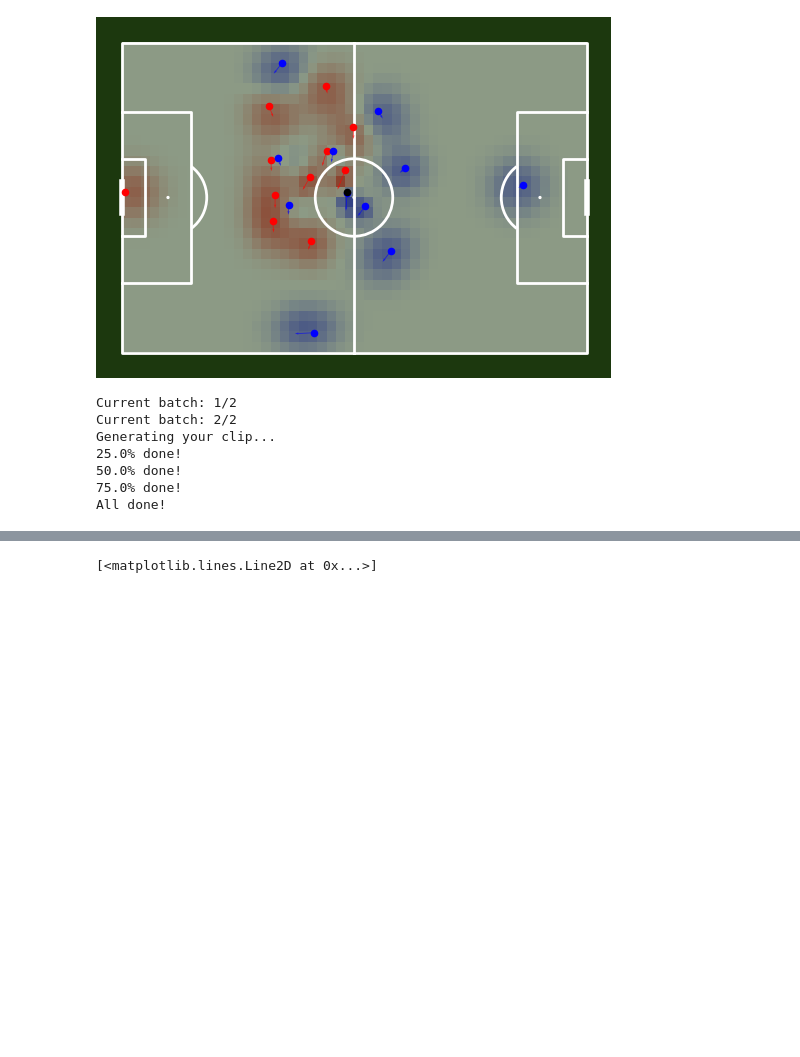
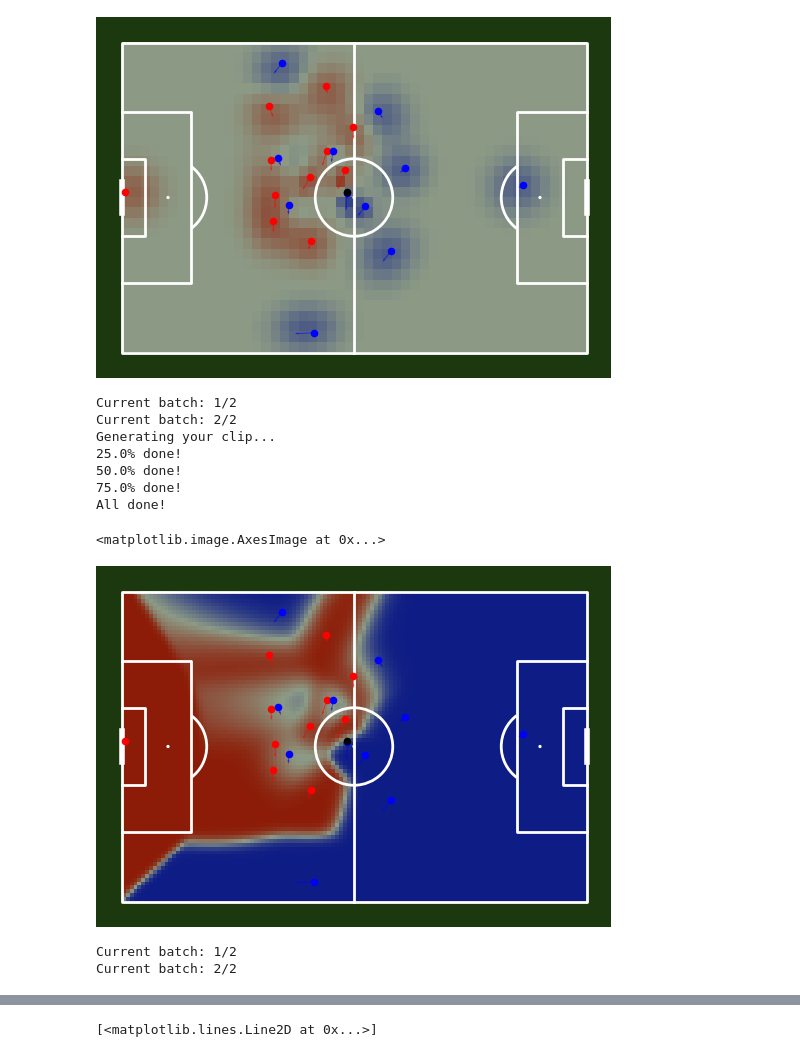
Before and after one commit to DavidB1999/My_Football_Analytics, a Jupyter notebook: Position_data/PitchControl/PC_Fernandez.ipynb, the cells around one changed output, grey strips where cells are left out. Cells and saved outputs as stored; diff of their text form; code cells hidden in the pictures; blank space fills up the shorter version.

Commit message:
Adapted version of Fernandez Space control included

```diff
--- a/Position_data/PitchControl/PC_Fernandez.ipynb
+++ b/Position_data/PitchControl/PC_Fernandez.ipynb
@@ -395,0 +485,52 @@ All done!
+# %%
+# specify frames of interest
+first_frame = 0
+n_frames = 250
+return_pcpp = False
+
+# add some dimensions to query array for broadcasting purposes
+xyq = xy_query[None,None,:,:]
+pitch_control = torch.Tensor(n_frames,xy_query.shape[0])
+if return_pcpp:
+    pcpp = torch.Tensor(28,n_frames,xy_query.shape[0])
+#batch_size sets number of frames to be processed at once. decrease if there's a cuda memory error.
+batch_size = 1000
+for f in range(int(n_frames/batch_size) + 1):
+    # subtract means from query points
+    xminmu_h = mu_home[:,(first_frame + f*batch_size):(np.minimum(first_frame + (f+1)*batch_size,int(first_frame + n_frames))),None,:] - xyq
+    # multiply (mu - x) obtained above by RS^{-1}
+    mm_h = xminmu_h.matmul(RSinv_home[:,(first_frame + f*batch_size):(np.minimum(first_frame + (f+1)*batch_size,int(first_frame + n_frames))),:,:])
+    infl_h = torch.exp(-0.5 * torch.sum(mm_h**2,-1))
+    infl_h = infl_h / denominators_h[:,(first_frame + f*batch_size):(np.minimum(first_frame + (f+1)*batch_size,int(first_frame + n_frames))),:]
+    xminmu_a = mu_away[:,(first_frame + f*batch_size):(np.minimum(first_frame + (f+1)*batch_size,int(first_frame + n_frames))),None,:] - xyq
+    mm_a = xminmu_a.matmul(RSinv_away[:,(first_frame + f*batch_size):(np.minimum(first_frame + (f+1)*batch_size,int(first_frame + n_frames))),:,:])
+    infl_a = torch.exp(-0.5 * torch.sum(mm_a**2,-1))
+    infl_a = infl_a / denominators_a[:,(first_frame + f*batch_size):(np.minimum(first_frame + (f+1)*batch_size,int(first_frame + n_frames))),:]
+    isnan_h = torch.isnan(infl_h)
+    isnan_a = torch.isnan(infl_a)
+    infl_h[isnan_h] = 0
+    infl_a[isnan_a] = 0
+    ## rather than putting influence functions through a sigmoid function, just set individual player's control over a location to be
+    ## their proportion of the total influence at that location.
+    pc = torch.cat([infl_h,infl_a]) / torch.sum(torch.cat([infl_h,infl_a]),0)
+    if return_pcpp:
+        pcpp[:,(f*batch_size):(np.minimum((f+1)*batch_size,int(n_frames))),:] = pc
+      ## the home team's control over a location is then just the sum of this new per-player control over all players from the home team.
+    pitch_control[(f*batch_size):(np.minimum((f+1)*batch_size,int(n_frames))),:] = torch.sum(pc[0:14],0)
+# %%
+import matplotlib.pyplot as plt
+f = 100
+
+fig, ax = td_object.plot_players(frame=f, velocities=True)
+
+
+ax.imshow(pitch_control[f].reshape(80,120),extent = (0,120, 80, 0),
+          cmap='bwr', alpha=0.5, vmin=0.0, vmax=1.0)
+# %% [output]
+<matplotlib.image.AxesImage at 0x...>
+[figure, added]
+# %%
+control = pi_co.tensor_pitch_control(td_object=td_object, version = 'Fernandez', implementation='adap')
+# %% [output]
+Current batch: 1/2
+Current batch: 2/2
```
Also changed, not shown: parts of 10 cells of this notebook, 1 other file.
